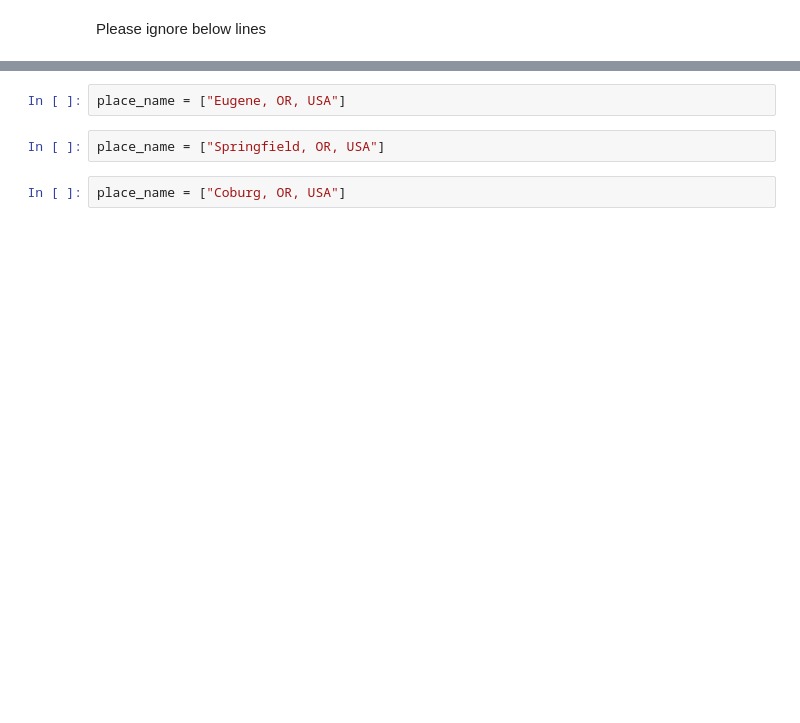
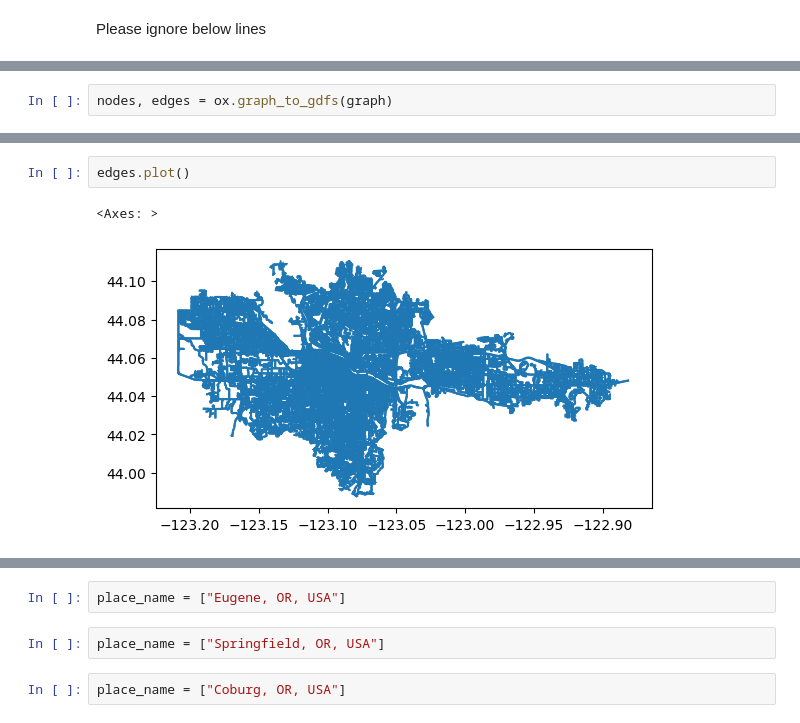
Before and after one commit to dongmeic/Sidewalk, a Jupyter notebook: download_sidewalk_from_OSM.ipynb, the cells around one changed output, grey strips where cells are left out. Saved outputs shown, nothing was run; the diff lists cells and outputs as text; blank space fills up the shorter version.

```diff
--- a/download_sidewalk_from_OSM.ipynb
+++ b/download_sidewalk_from_OSM.ipynb
@@ -42,0 +58,2 @@ Please ignore below lines
+# %%
+nodes, edges = ox.graph_to_gdfs(graph)
@@ -42,0 +64,5 @@ Please ignore below lines
+# %%
+edges.plot()
+# %% [output]
+<Axes: >
+[figure, added]
```
Also changed, not shown: parts of 31 cells of this notebook, 9 other files.
